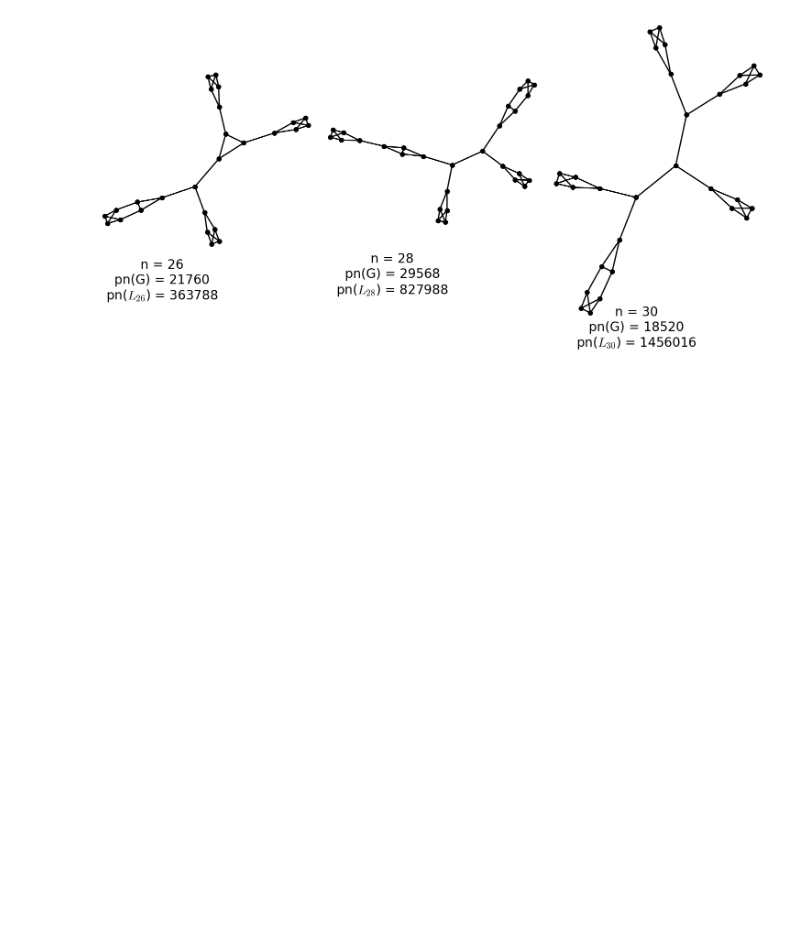
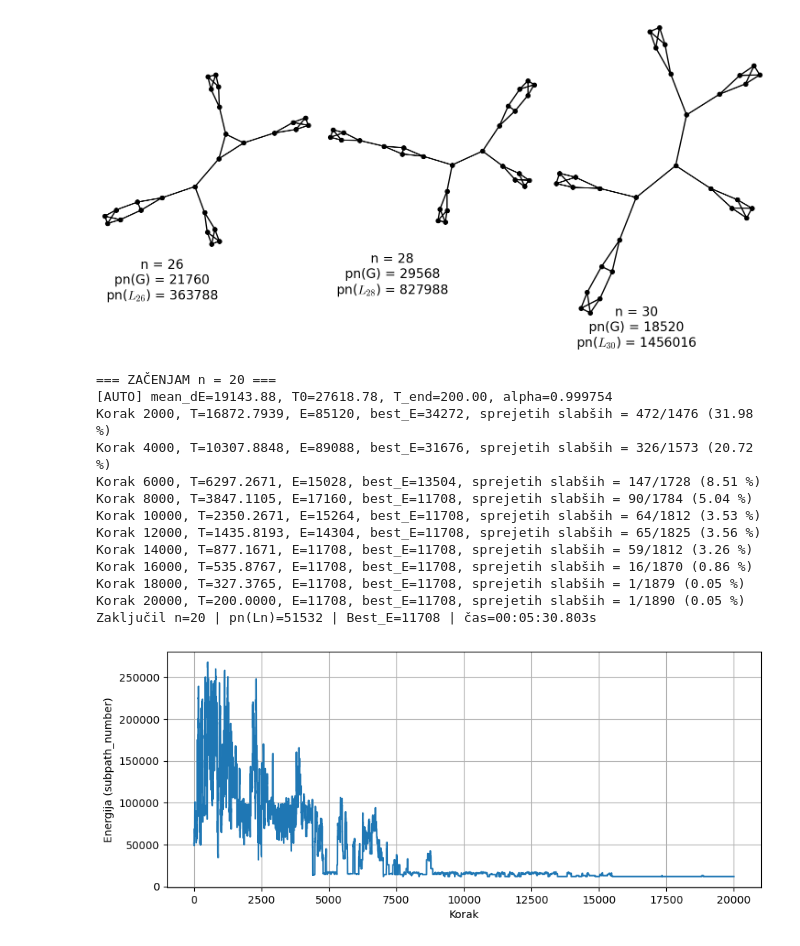
Before and after one commit to ZigaObradovic/FP_Group13, a Jupyter notebook: main.ipynb, the cells around one changed output. Cells and saved outputs as stored; diff of their text form; code cells hidden in the pictures; blank space fills up the shorter version.

```diff
--- a/main.ipynb
+++ b/main.ipynb
@@ -648,3 +707,44 @@ GA = graphics_array([row1])
 GA.show(figsize=(15, 8), axes=False)
 # %% [output]
 [figure]
+# %%
+for n in range(20, 21, 2):
+
+    print(f"\n=== ZAČENJAM n = {n} ===")
+
+    G = Ln_graph(n)
+    pnG = subpath_number(G)
+
+    start = time.time()
+    best_G, best_E, history = simulated_annealing_subpath(
+        G,
+        steps=20000,
+        max_tries=1000,
+        T_end_target=200,
+        verbose=True
+    )
+    elapsed = time.time() - start
+
+    print(f"Zaključil n={n} | pn(Ln)={pnG} | Best_E={best_E} | čas={encode_time_hms(elapsed)}s")
+    plt.figure(figsize=(10, 4))
+    plt.plot(history)
+    plt.xlabel("Korak")
+    plt.ylabel("Energija (subpath_number)")
+    #plt.title(f"n = {n} | Potek energije med simulated annealing")
+    plt.grid(True)
+    plt.show()
+# %% [output]
+=== ZAČENJAM n = 20 ===
+[AUTO] mean_dE=19143.88, T0=27618.78, T_end=200.00, alpha=0.999754
+Korak 2000, T=16872.7939, E=85120, best_E=34272, sprejetih slabših = 472/1476 (31.98 %)
+Korak 4000, T=10307.8848, E=89088, best_E=31676, sprejetih slabših = 326/1573 (20.72 %)
+Korak 6000, T=6297.2671, E=15028, best_E=13504, sprejetih slabših = 147/1728 (8.51 %)
+Korak 8000, T=3847.1105, E=17160, best_E=11708, sprejetih slabših = 90/1784 (5.04 %)
+Korak 10000, T=2350.2671, E=15264, best_E=11708, sprejetih slabših = 64/1812 (3.53 %)
+Korak 12000, T=1435.8193, E=14304, best_E=11708, sprejetih slabših = 65/1825 (3.56 %)
+Korak 14000, T=877.1671, E=11708, best_E=11708, sprejetih slabših = 59/1812 (3.26 %)
+Korak 16000, T=535.8767, E=11708, best_E=11708, sprejetih slabših = 16/1870 (0.86 %)
+Korak 18000, T=327.3765, E=11708, best_E=11708, sprejetih slabših = 1/1879 (0.05 %)
+Korak 20000, T=200.0000, E=11708, best_E=11708, sprejetih slabših = 1/1890 (0.05 %)
+Zaključil n=20 | pn(Ln)=51532 | Best_E=11708 | čas=00:05:30.803s
+[figure, added]
```
Also changed, not shown: parts of 5 cells of this notebook, 13 other files.
